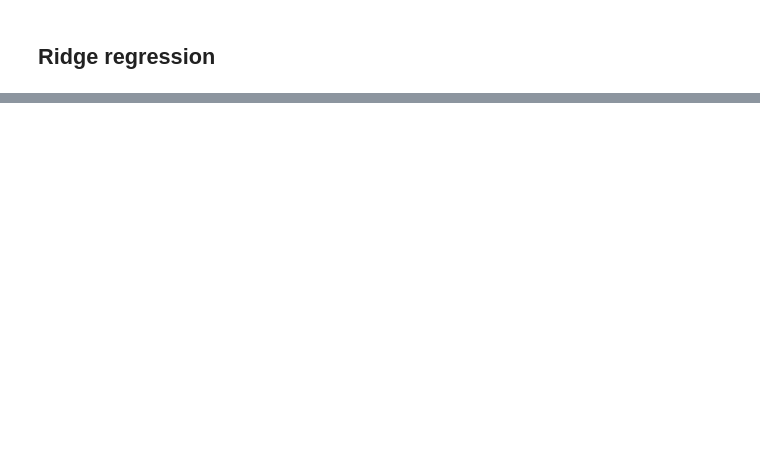
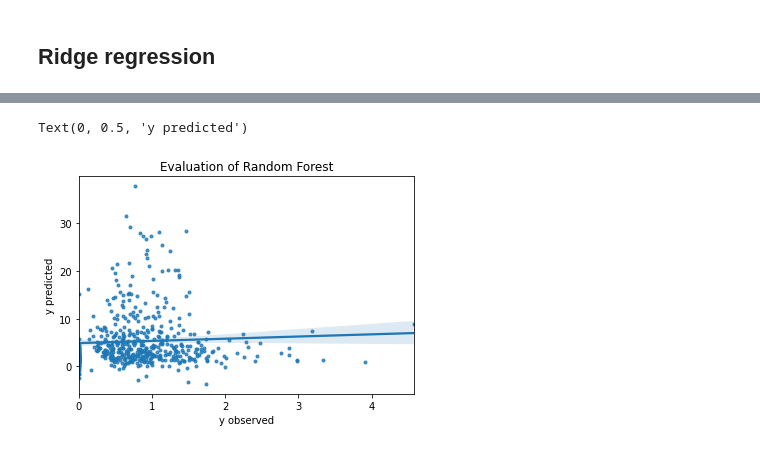
Before and after one commit to rejexx/Predicting_infection, a Jupyter notebook: 03_Preprocessing_and_Modeling.ipynb, the cells around one changed output, grey strips where cells are left out. Drawn from its saved outputs; the diff is of its cells as text; code cells hidden in the pictures; blank space fills up the shorter version.

```diff
--- a/03_Preprocessing_and_Modeling.ipynb
+++ b/03_Preprocessing_and_Modeling.ipynb
@@ -260,0 +285,11 @@ median_mae,  train, test [1.30569383 1.34747147]
+# %%
+SIR_predict = y_te_pred_numerator / y_te_pred
+
+sns.regplot(x=y_test_full.HAI_5_SIR_Score, y=SIR_predict, marker='.')
+plt.title("Evaluation of Random Forest")
+plt.xlabel('y observed')
+plt.ylabel('y predicted')
+#plt.plot([0,1,2], [0,1,2], linestyle='dashed', color='gray');
+# %% [output]
+Text(0, 0.5, 'y predicted')
+[figure, added]
```
Also changed, not shown: parts of 23 cells of this notebook.
